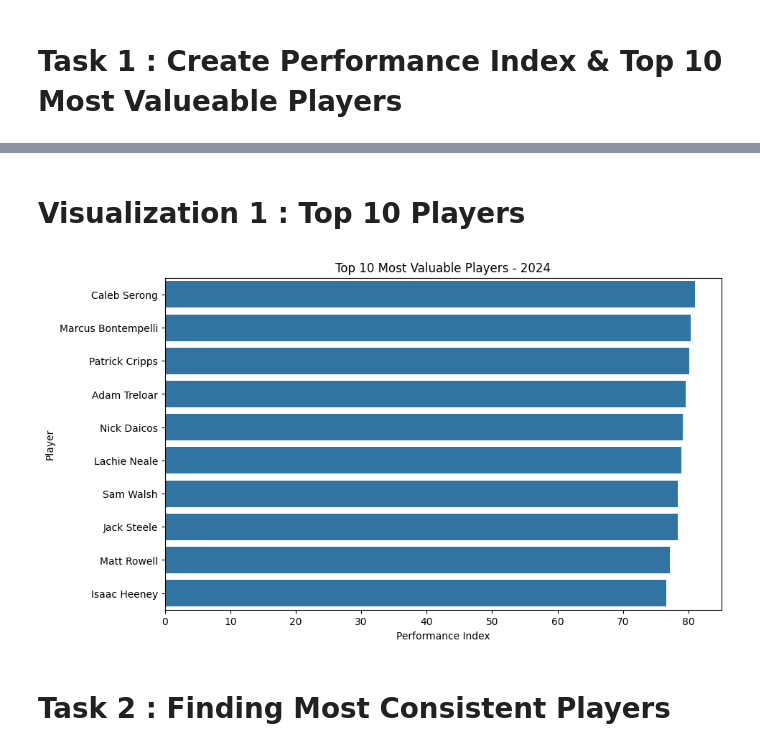
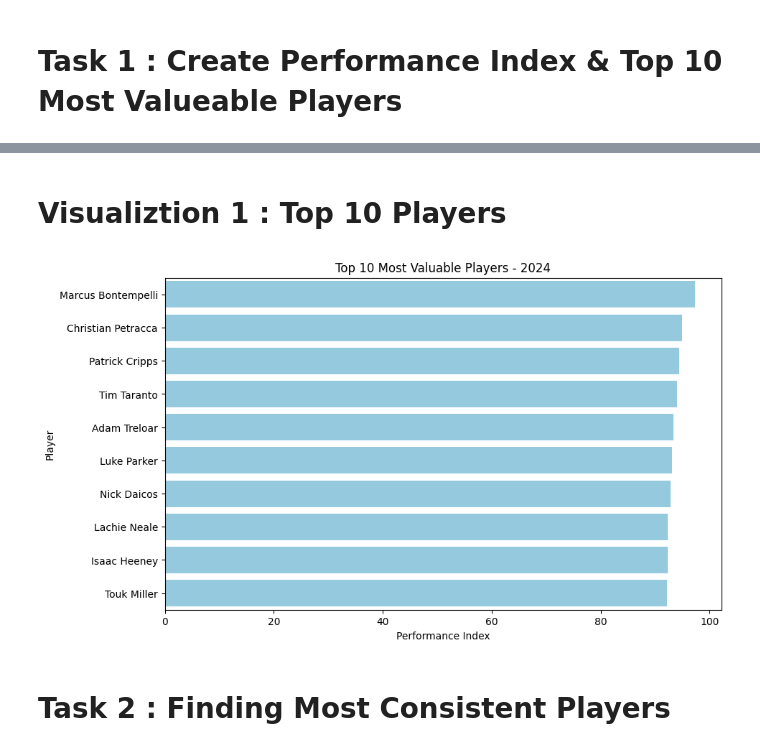
Before and after one commit to AqsaSaqib/Python_Practice, a Jupyter notebook: Week_2_Task/Day_4/Week2_Day_4_Task.ipynb, the cells around one changed output, grey strips where cells are left out. Cells and saved outputs as stored; diff of their text form; code cells hidden in the pictures.

```diff
--- a/Week_2_Task/Day_4/Week2_Day_4_Task.ipynb
+++ b/Week_2_Task/Day_4/Week2_Day_4_Task.ipynb
@@ -223,0 +162,4 @@ print("2024 Round Data:", round_2024.shape)
+# %%
+# Load datasets
+merged_players = pd.read_csv("/content/merged_players.csv")
+round_stats = pd.read_csv("/content/Players_round_by_round_stat_cleaned.csv")
@@ -224,2 +237,15 @@ print("2024 Round Data:", round_2024.shape)
+# %%
+players = (players.groupby(["player_id", "player_name"])
+    .agg(
+        games_played=("games_played", "sum"),
+        goals=("goals", "sum"),
+        disposals=("disposals", "sum"),
+        tackles=("tackles", "sum"),
+        clearances=("clearances", "sum"),
+        total_fantasy_points=("total_fantasy_points", "sum"),
+        contested_possessions=("contested_possessions", "sum"),
+    )
+    .reset_index()
+)
 # %% [markdown]
 # **Feature Engineering**
@@ -324,0 +290,23 @@ top_10_players[[
+# %%
+players["Performance_Index"] = (
+    players["Fantasy_per_Game"].rank(pct=True)
+    + players["Disposals_per_Game"].rank(pct=True)
+    + players["Goals_per_Game"].rank(pct=True)
+    + players["Tackles_per_Game"].rank(pct=True)
+    + players["Clearances_per_Game"].rank(pct=True)
+    + players["Contested_Per_Game"].rank(pct=True)
+) / 6 * 100
+# %%
+# Rank players and select Top 10
+top_10_players = players.sort_values("Performance_Index", ascending=False).head(10)
+
+top_10_players[[
+    "player_name",
+    "games_played",
+    "Performance_Index",
+    "Fantasy_per_Game",
+    "Disposals_per_Game",
+    "Goals_per_Game",
+    "Tackles_per_Game",
+    "Clearances_per_Game"
+]].round(2)
@@ -325,14 +325,14 @@ top_10_players[[
 # %% [markdown]
-# **Visualization 1 : Top 10 Players**
+# **Visualiztion 1 : Top 10 Players**
 # %%
 plt.figure(figsize=(10, 6))
 
-sns.barplot(data=top_10_players,x="Performance_Index",y="player_name")
+sns.barplot(data=top_10_players,x="Performance_Index",y="player_name", color="skyblue")
 plt.title("Top 10 Most Valuable Players - 2024")
 plt.xlabel("Performance Index")
 plt.ylabel("Player")
 plt.show()
 # %% [output]
-[figure, old version]
+[figure, new version]
 # %% [markdown]
 # **Task 2 : Finding Most Consistent Players**
```
Also changed, not shown: parts of 51 cells of this notebook, 3 other files.
